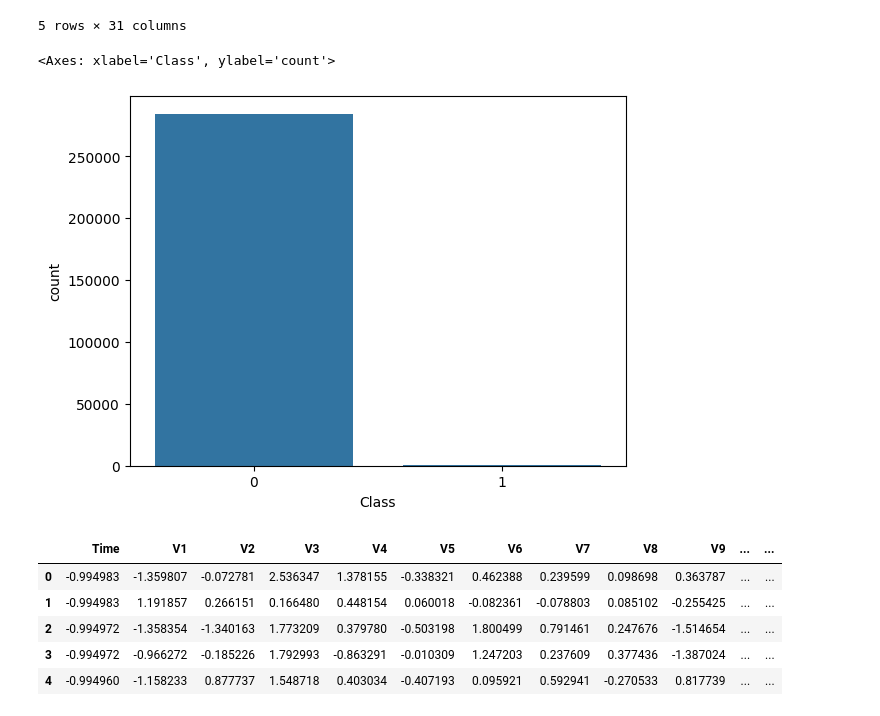
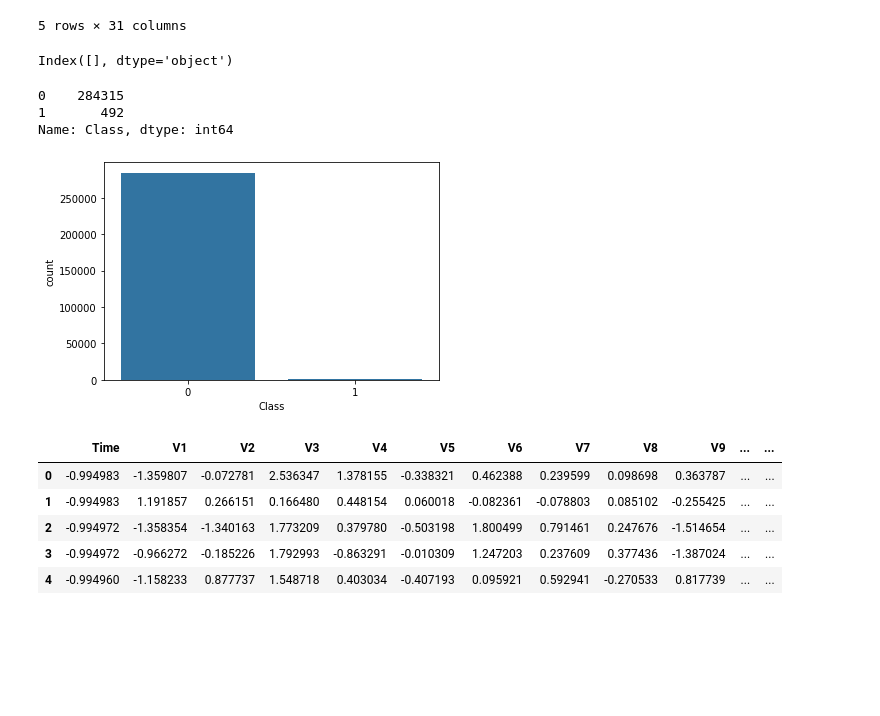
Before and after one commit to Lychee-acaca/SEP785_Project, a Jupyter notebook: sep785_project.ipynb, the cells around one changed output. Drawn from its saved outputs; the diff is of its cells as text; code cells hidden in the pictures; blank space fills up the shorter version.

```diff
--- a/sep785_project.ipynb
+++ b/sep785_project.ipynb
@@ -23,7 +18,7 @@ import time
 from sklearn.preprocessing import StandardScaler, RobustScaler
 from sklearn.model_selection import train_test_split
 # %%
-df = pd.read_csv('./creditcard.csv')
+df = pd.read_csv('../creditcard.csv')
 df.head()
 # %% [output]
 |  | Time | V1 | V2 | V3 | V4 | V5 | V6 | V7 | V8 | V9 | ... | ... |
@@ -33,11 +28,18 @@ df.head()
 | 3 | 1.0 | -0.966272 | -0.185226 | 1.792993 | -0.863291 | -0.010309 | 1.247203 | 0.237609 | 0.377436 | -1.387024 | ... | ... |
 | 4 | 2.0 | -1.158233 | 0.877737 | 1.548718 | 0.403034 | -0.407193 | 0.095921 | 0.592941 | -0.270533 | 0.817739 | ... | ... |
 5 rows × 31 columns
+# %%
+df.columns[df.isnull().sum()>0]
+# %% [output]
+Index([], dtype='object')
 # %%
 sns.countplot(x='Class', data=df)
+df['Class'].value_counts()
 # %% [output]
-<Axes: xlabel='Class', ylabel='count'>
+0    284315
+1       492
+Name: Class, dtype: int64
-[figure, old version]
+[figure, new version]
 # %%
 
 # RobustScaler is less prone to outliers.
```
Also changed, not shown: parts of 14 cells of this notebook.
